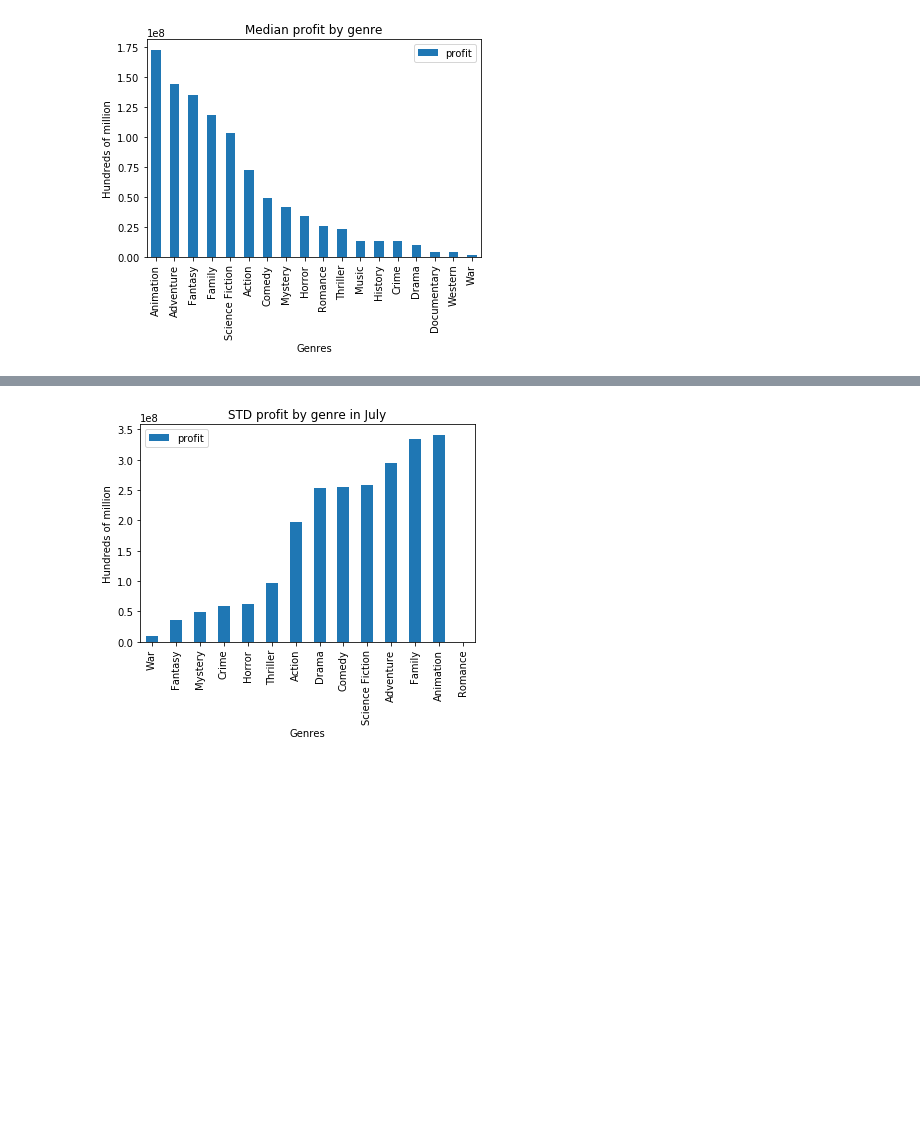
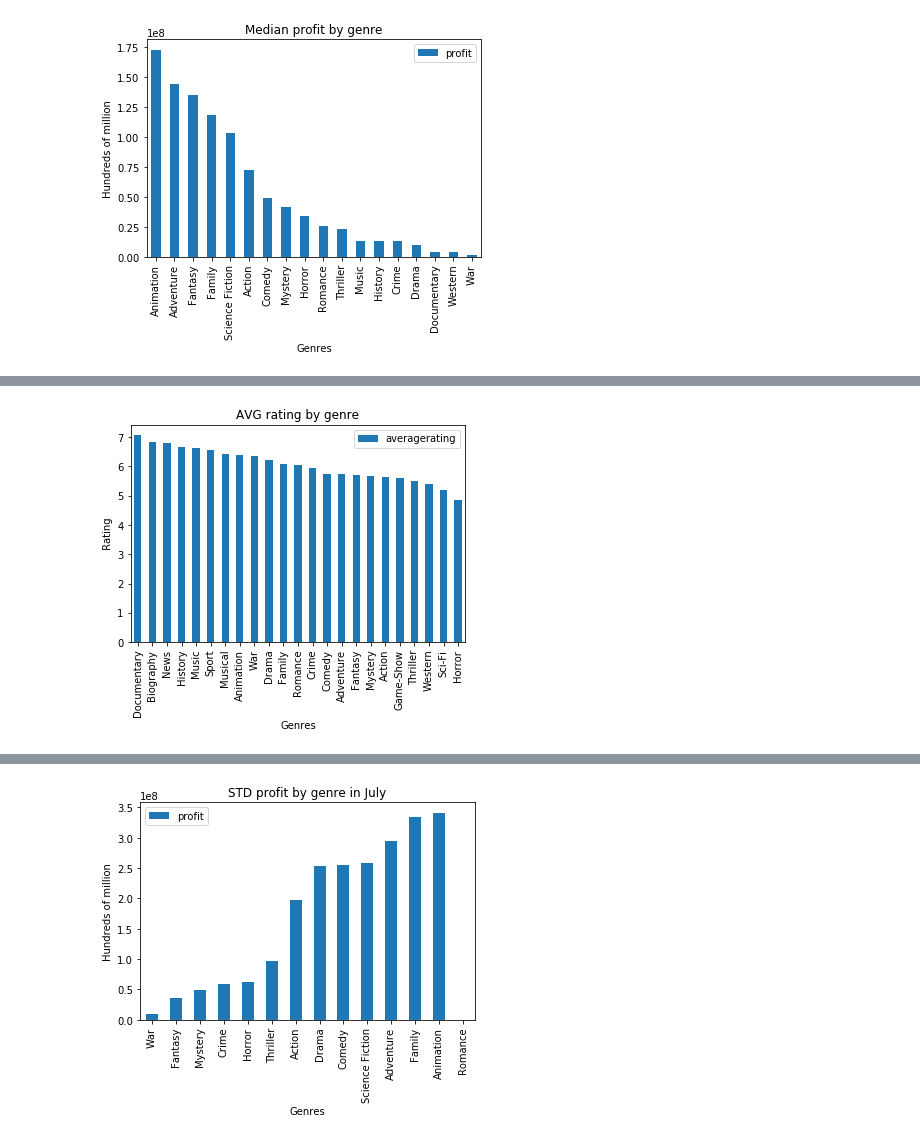
Before and after one commit to murra181/dsc-phase-1-project-online, a Jupyter notebook: student.ipynb, the cells around one changed output, grey strips where cells are left out. Cells and saved outputs as stored; diff of their text form; code cells hidden in the pictures; blank space fills up the shorter version.

```diff
--- a/student.ipynb
+++ b/student.ipynb
@@ -234,0 +240,7 @@ plt.ylabel('Hundreds of million');
+# %%
+avg_rating_by_genre[['averagerating']].plot(kind='bar')
+plt.title('AVG rating by genre')
+plt.ylabel(' Rating ')
+plt.xlabel('Genres');
+# %% [output]
+[figure, added]
```
Also changed, not shown: parts of 91 cells of this notebook.
